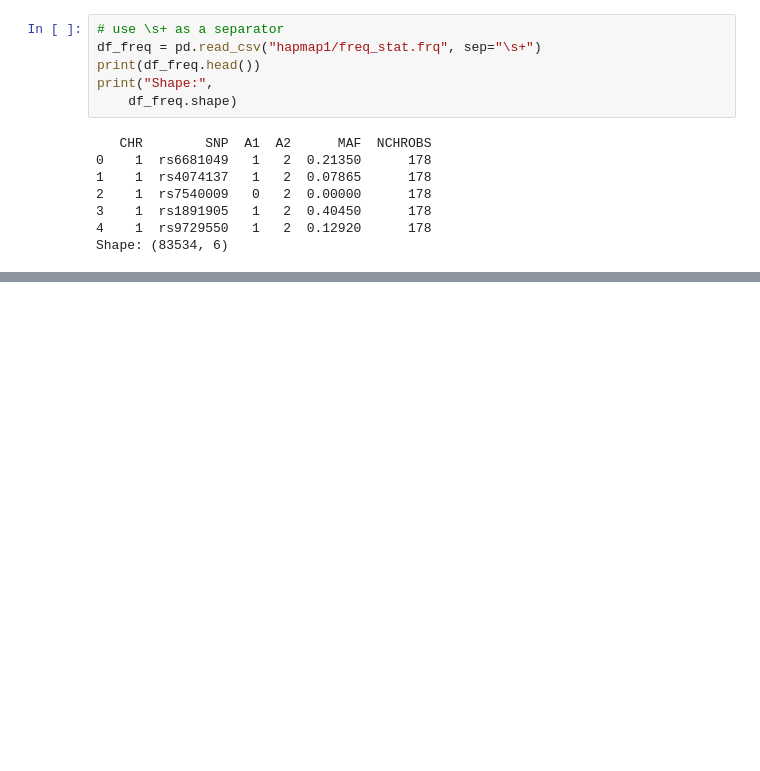
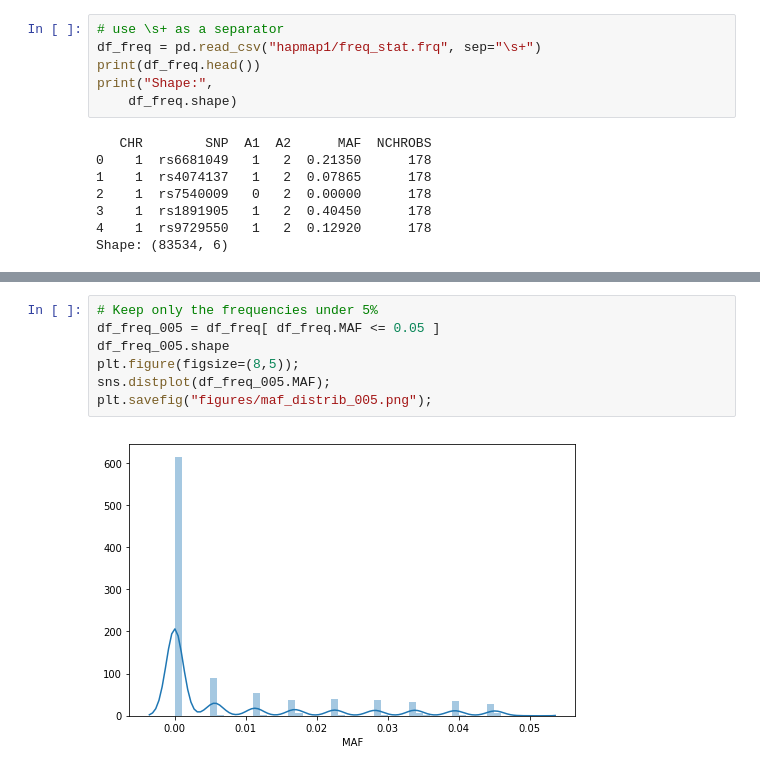
Before and after one commit to matthiaszeller/HBV, a Jupyter notebook: tutorial/HapMap.ipynb, the cells around one changed output, grey strips where cells are left out. Cells and saved outputs as stored; diff of their text form; blank space fills up the shorter version.

Commit message:
advancement in example data analysis
done: minor allele frequency, PCA visualization (2 first components)

```diff
--- a/tutorial/HapMap.ipynb
+++ b/tutorial/HapMap.ipynb
@@ -128,3 +133,12 @@ sns.distplot(df_freq.MAF);
 plt.savefig("figures/maf_distrib.png");
 # %% [output]
 [figure]
+# %%
+# Keep only the frequencies under 5%
+df_freq_005 = df_freq[ df_freq.MAF <= 0.05 ]
+df_freq_005.shape
+plt.figure(figsize=(8,5));
+sns.distplot(df_freq_005.MAF);
+plt.savefig("figures/maf_distrib_005.png");
+# %% [output]
+[figure, added]
```
Also changed, not shown: parts of 12 cells of this notebook.
